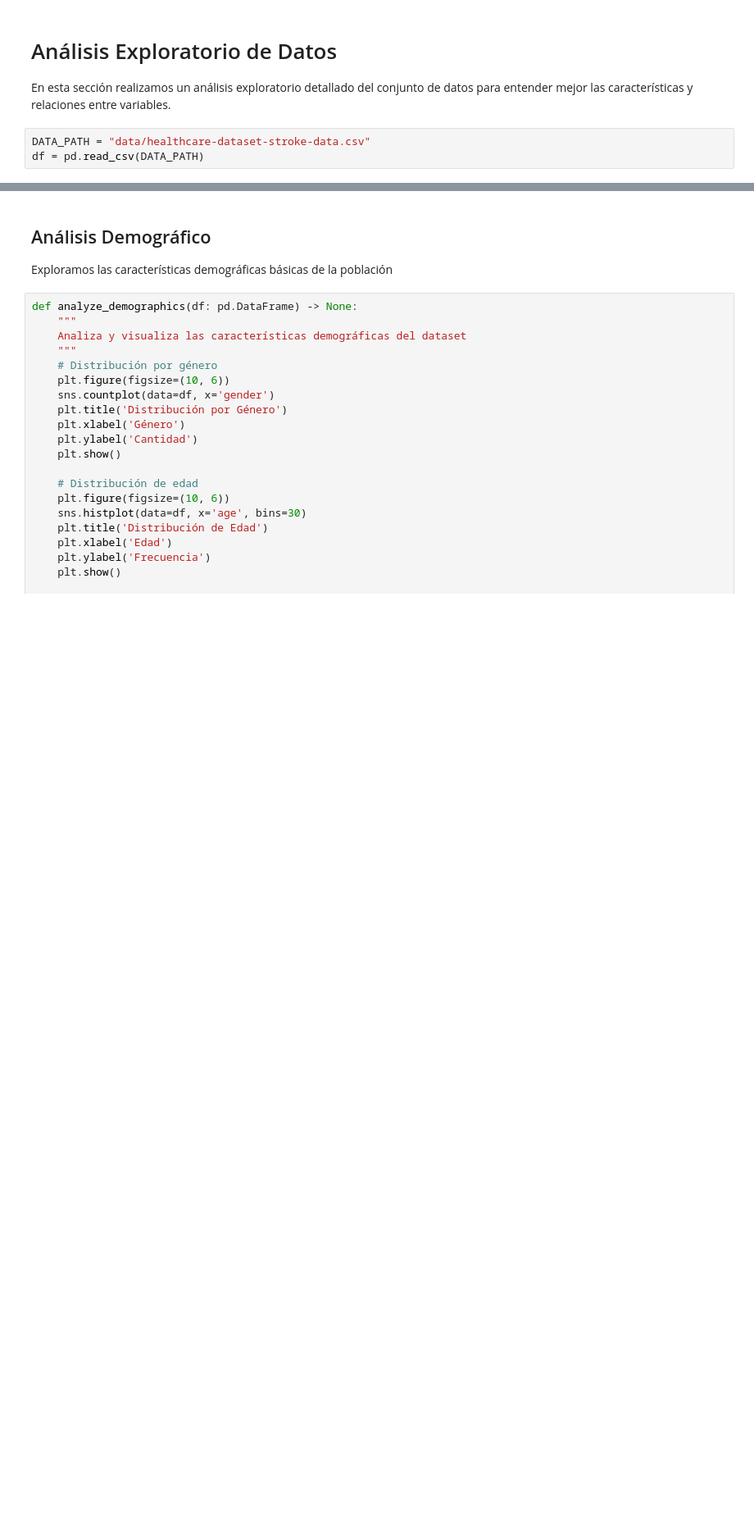
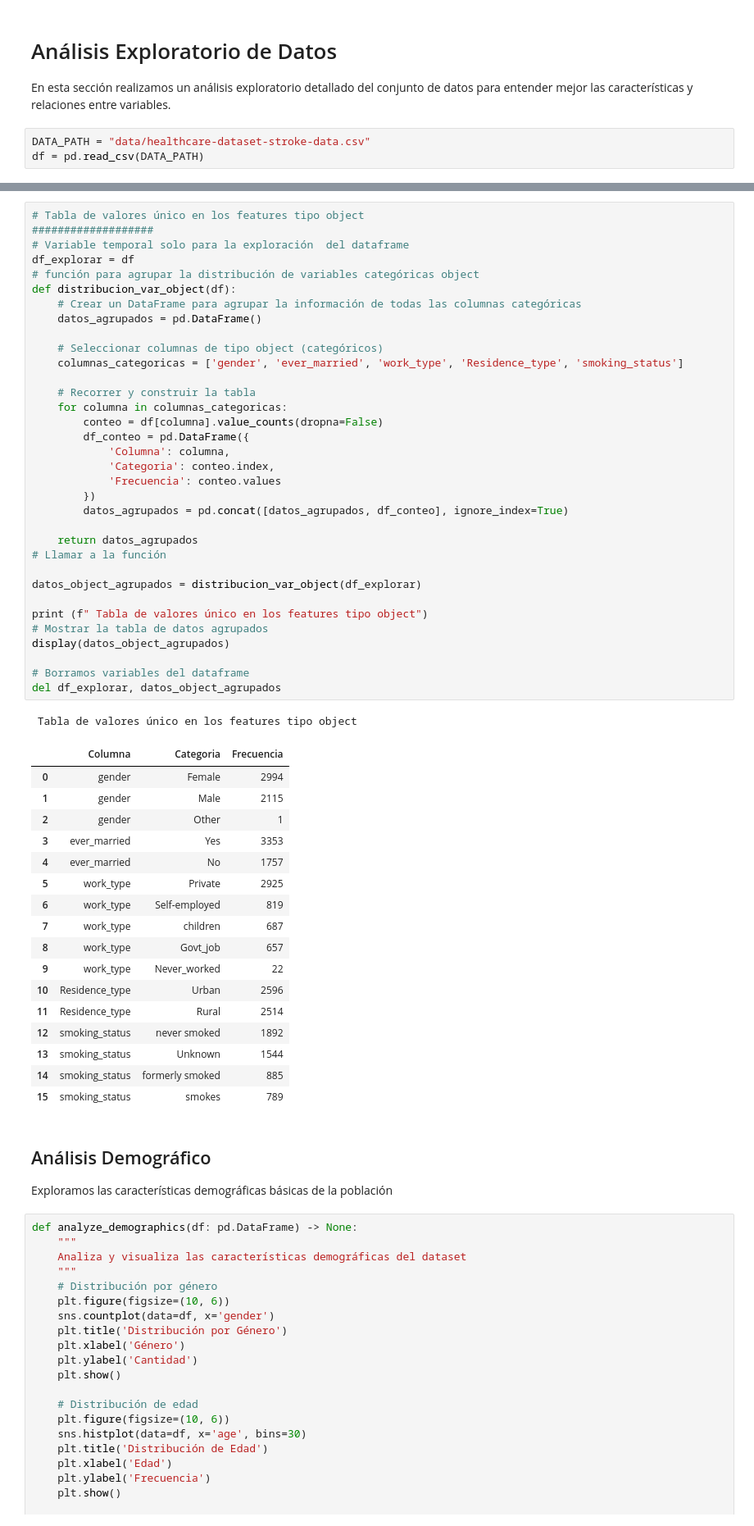
Before and after one commit to MOPineyro/prediccion_accidentes_cerebrovasculares, a Jupyter notebook: prediccion_accidentes_cerebrovasculares.ipynb, the cells around one changed output, grey strips where cells are left out. Shown at 82% size. Cells and saved outputs as stored; diff of their text form; blank space fills up the shorter version.

```diff
--- a/prediccion_accidentes_cerebrovasculares.ipynb
+++ b/prediccion_accidentes_cerebrovasculares.ipynb
@@ -130,3 +289,56 @@ df = pd.read_csv(DATA_PATH)
+# %%
+# Tabla de valores único en los features tipo object
+###################
+# Variable temporal solo para la exploración  del dataframe
+df_explorar = df
+# función para agrupar la distribución de variables categóricas object
+def distribucion_var_object(df):
+    # Crear un DataFrame para agrupar la información de todas las columnas categóricas
+    datos_agrupados = pd.DataFrame()
+
+    # Seleccionar columnas de tipo object (categóricos)
+    columnas_categoricas = ['gender', 'ever_married', 'work_type', 'Residence_type', 'smoking_status']
+
+    # Recorrer y construir la tabla
+    for columna in columnas_categoricas:
+        conteo = df[columna].value_counts(dropna=False)
+        df_conteo = pd.DataFrame({
+            'Columna': columna,
+            'Categoria': conteo.index,
+            'Frecuencia': conteo.values
+        })
+        datos_agrupados = pd.concat([datos_agrupados, df_conteo], ignore_index=True)
+
+    return datos_agrupados
+# Llamar a la función
+
+datos_object_agrupados = distribucion_var_object(df_explorar)
+
+print (f" Tabla de valores único en los features tipo object")
+# Mostrar la tabla de datos agrupados
+display(datos_object_agrupados)
+
+# Borramos variables del dataframe
+del df_explorar, datos_object_agrupados
+# %% [output]
+ Tabla de valores único en los features tipo object
+|  | Columna | Categoria | Frecuencia |
+| 0 | gender | Female | 2994 |
+| 1 | gender | Male | 2115 |
+| 2 | gender | Other | 1 |
+| 3 | ever_married | Yes | 3353 |
+| 4 | ever_married | No | 1757 |
+| 5 | work_type | Private | 2925 |
+| 6 | work_type | Self-employed | 819 |
+| 7 | work_type | children | 687 |
+| 8 | work_type | Govt_job | 657 |
+| 9 | work_type | Never_worked | 22 |
+| 10 | Residence_type | Urban | 2596 |
+| 11 | Residence_type | Rural | 2514 |
+| 12 | smoking_status | never smoked | 1892 |
+| 13 | smoking_status | Unknown | 1544 |
+| 14 | smoking_status | formerly smoked | 885 |
+| 15 | smoking_status | smokes | 789 |
 # %% [markdown]
 ## Análisis Demográfico
 Exploramos las características demográficas básicas de la población
```
Also changed, not shown: parts of 18 cells of this notebook, 1 other file.
